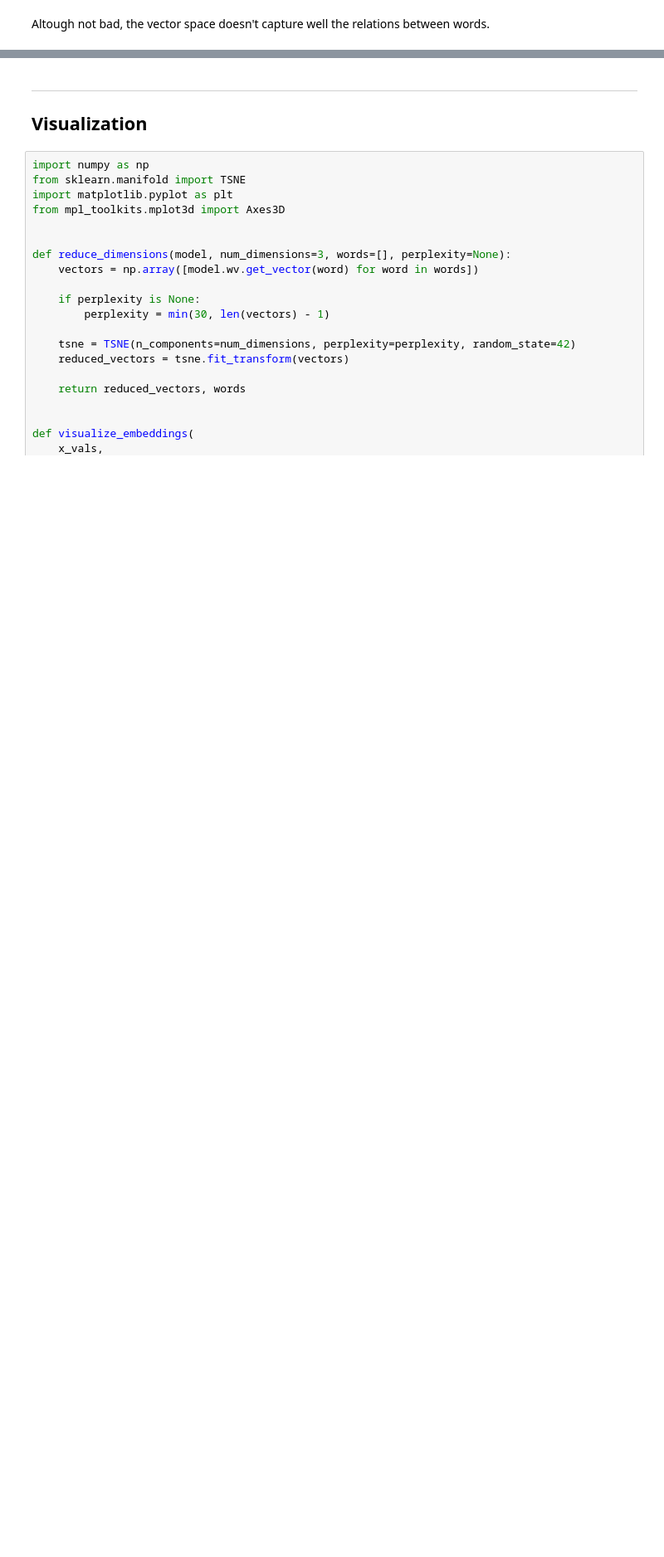
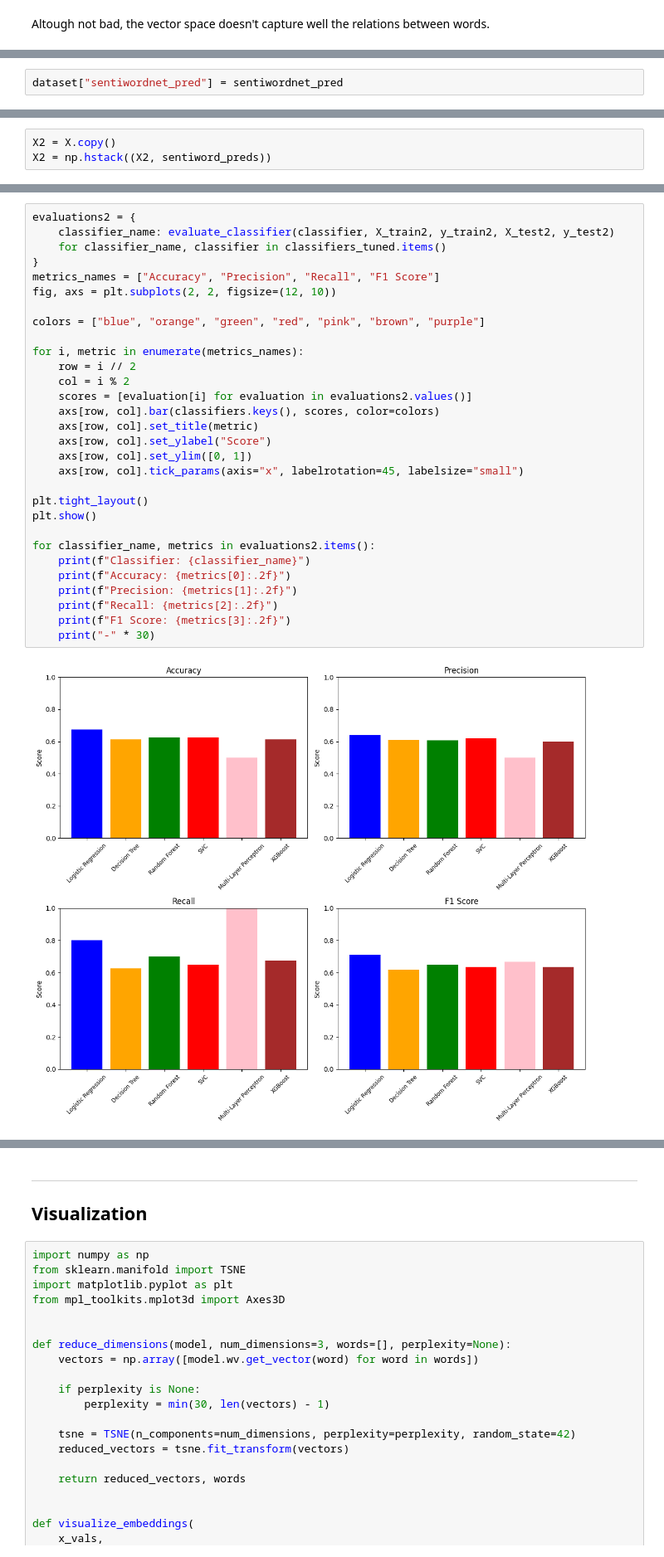
Before and after one commit to pedronunomacedo/PLN-Projects, a Jupyter notebook: 1st_project/dense_vectors_ours.ipynb, the cells around one changed output, grey strips where cells are left out. Shown: that part at 83% size. Saved outputs shown, nothing was run; the diff lists cells and outputs as text; blank space fills up the shorter version.

```diff
--- a/1st_project/dense_vectors_ours.ipynb
+++ b/1st_project/dense_vectors_ours.ipynb
@@ -590,0 +565,2 @@ def visualize_embeddings(
+# %%
+dataset["sentiwordnet_pred"] = sentiwordnet_pred
@@ -590,0 +569,3 @@ def visualize_embeddings(
+# %%
+X2 = X.copy()
+X2 = np.hstack((X2, sentiword_preds))
@@ -590,0 +600,32 @@ def visualize_embeddings(
+# %%
+evaluations2 = {
+    classifier_name: evaluate_classifier(classifier, X_train2, y_train2, X_test2, y_test2)
+    for classifier_name, classifier in classifiers_tuned.items()
+}
+metrics_names = ["Accuracy", "Precision", "Recall", "F1 Score"]
+fig, axs = plt.subplots(2, 2, figsize=(12, 10))
+
+colors = ["blue", "orange", "green", "red", "pink", "brown", "purple"]
+
+for i, metric in enumerate(metrics_names):
+    row = i // 2
+    col = i % 2
+    scores = [evaluation[i] for evaluation in evaluations2.values()]
+    axs[row, col].bar(classifiers.keys(), scores, color=colors)
+    axs[row, col].set_title(metric)
+    axs[row, col].set_ylabel("Score")
+    axs[row, col].set_ylim([0, 1])
+    axs[row, col].tick_params(axis="x", labelrotation=45, labelsize="small")
+
+plt.tight_layout()
+plt.show()
+
+for classifier_name, metrics in evaluations2.items():
+    print(f"Classifier: {classifier_name}")
+    print(f"Accuracy: {metrics[0]:.2f}")
+    print(f"Precision: {metrics[1]:.2f}")
+    print(f"Recall: {metrics[2]:.2f}")
+    print(f"F1 Score: {metrics[3]:.2f}")
+    print("-" * 30)
+# %% [output]
+[figure, added]
```
Also changed, not shown: parts of 54 cells of this notebook, 16 other files.
